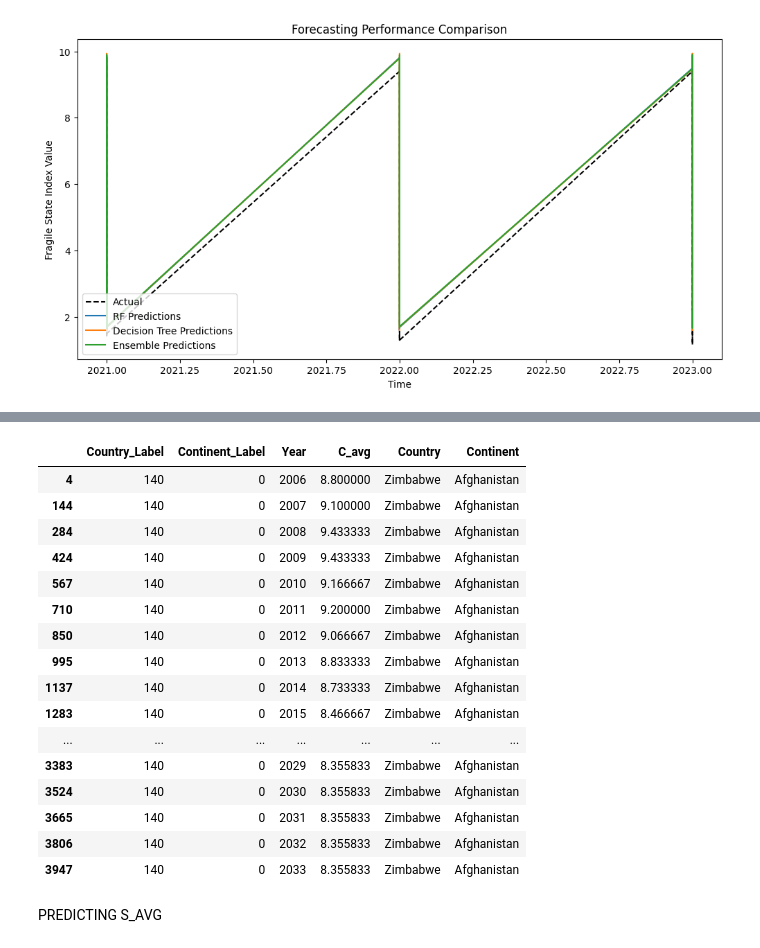
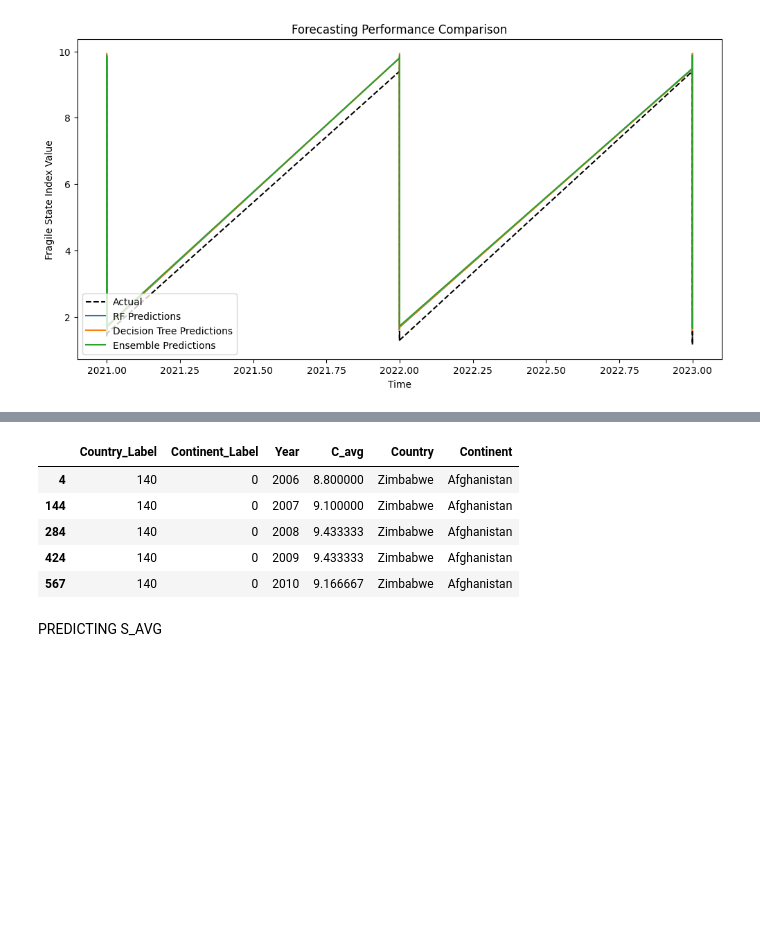
Before and after one commit to thhelen/-Predictive-Modeling-for-State-Fragility-Assessment, a Jupyter notebook: forecasting.ipynb, the cells around one changed output, grey strips where cells are left out. Saved outputs shown, nothing was run; the diff lists cells and outputs as text; code cells hidden in the pictures; blank space fills up the shorter version.

```diff
--- a/forecasting.ipynb
+++ b/forecasting.ipynb
@@ -907,25 +725,14 @@ fig.show()
 # %%
 final['C_avg'] = combined_future['C_avg']
 # %%
-combined_future[combined_future['Country_Label'] == 140]
+combined_future[combined_future['Country_Label'] == 140].head()
 # %% [output]
 |  | Country_Label | Continent_Label | Year | C_avg | Country | Continent |
 | 4 | 140 | 0 | 2006 | 8.800000 | Zimbabwe | Afghanistan |
 | 144 | 140 | 0 | 2007 | 9.100000 | Zimbabwe | Afghanistan |
 | 284 | 140 | 0 | 2008 | 9.433333 | Zimbabwe | Afghanistan |
 | 424 | 140 | 0 | 2009 | 9.433333 | Zimbabwe | Afghanistan |
 | 567 | 140 | 0 | 2010 | 9.166667 | Zimbabwe | Afghanistan |
-| 710 | 140 | 0 | 2011 | 9.200000 | Zimbabwe | Afghanistan |
-| 850 | 140 | 0 | 2012 | 9.066667 | Zimbabwe | Afghanistan |
-| 995 | 140 | 0 | 2013 | 8.833333 | Zimbabwe | Afghanistan |
-| 1137 | 140 | 0 | 2014 | 8.733333 | Zimbabwe | Afghanistan |
-| 1283 | 140 | 0 | 2015 | 8.466667 | Zimbabwe | Afghanistan |
-| ... | ... | ... | ... | ... | ... | ... |
-| 3383 | 140 | 0 | 2029 | 8.355833 | Zimbabwe | Afghanistan |
-| 3524 | 140 | 0 | 2030 | 8.355833 | Zimbabwe | Afghanistan |
-| 3665 | 140 | 0 | 2031 | 8.355833 | Zimbabwe | Afghanistan |
-| 3806 | 140 | 0 | 2032 | 8.355833 | Zimbabwe | Afghanistan |
-| 3947 | 140 | 0 | 2033 | 8.355833 | Zimbabwe | Afghanistan |
 # %% [markdown]
 PREDICTING S_AVG
 # %%
```
Also changed, not shown: parts of 38 cells of this notebook.
